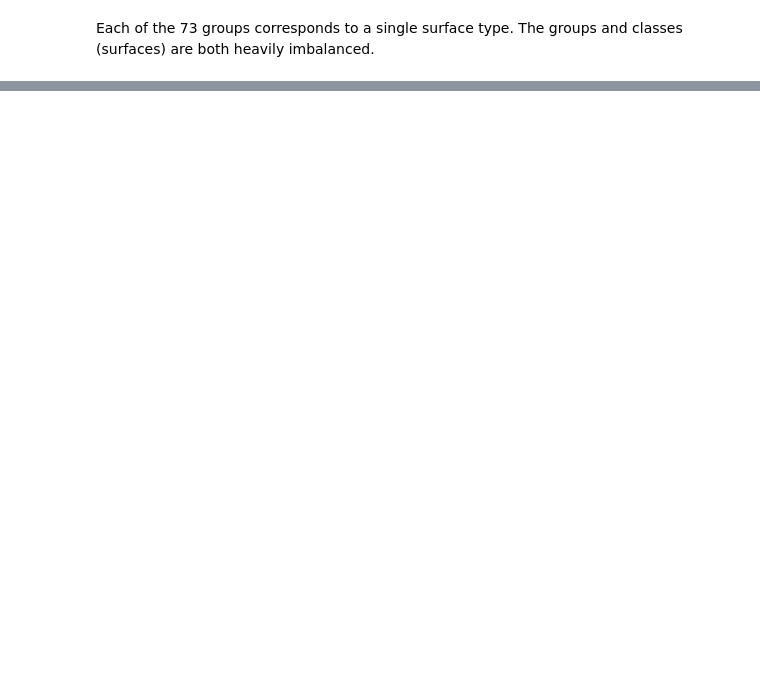
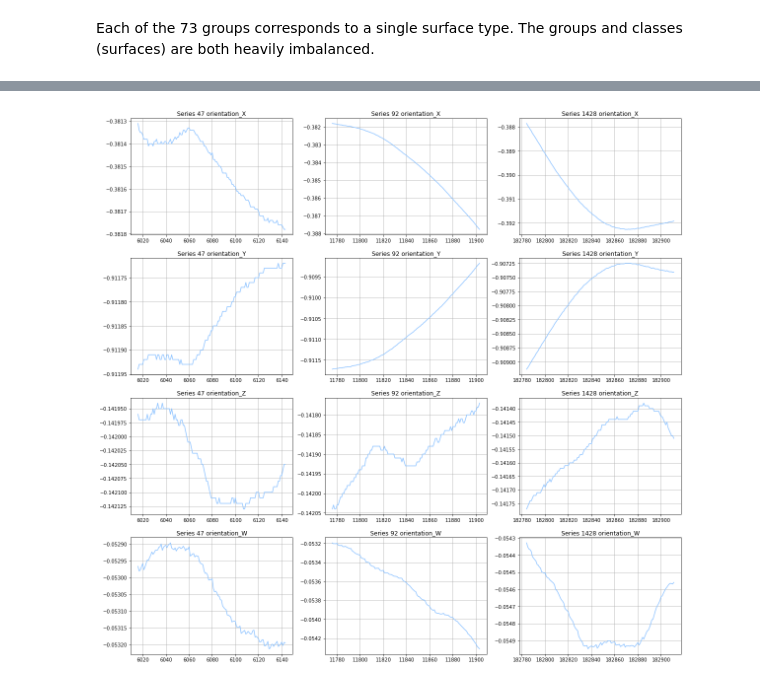
Before and after one commit to AidanCooper/data-science-competitions, a Jupyter notebook: CareerCon2019/CareerCon2019.ipynb, the cells around one changed output, grey strips where cells are left out. Cells and saved outputs as stored; diff of their text form; code cells hidden in the pictures; blank space fills up the shorter version.

Commit message:
Link time series

```diff
--- a/CareerCon2019/CareerCon2019.ipynb
+++ b/CareerCon2019/CareerCon2019.ipynb
@@ -86,0 +103,13 @@ Each of the 73 groups corresponds to a single surface type. The groups and class
+# %%
+# For example, group_id 30 (fine_concrete)
+group_id_30_series = y_train.loc[y_train['group_id'] == 30, 'series_id'].values
+
+fig, axes = plt.subplots(4, 3, figsize=(20, 20))
+for i, series in enumerate(group_id_30_series):
+    data = X_train.loc[X_train['series_id'] == series,
+                       ['orientation_X', 'orientation_Y', 'orientation_Z', 'orientation_W']]
+    for j, col in enumerate(data.columns):
+        data[col].plot(ax=axes[j][i], title="Series {} {}".format(series, col))
+        axes[j][i].grid(True)
+# %% [output]
+[figure, added]
```
Also changed, not shown: parts of 44 cells of this notebook.
